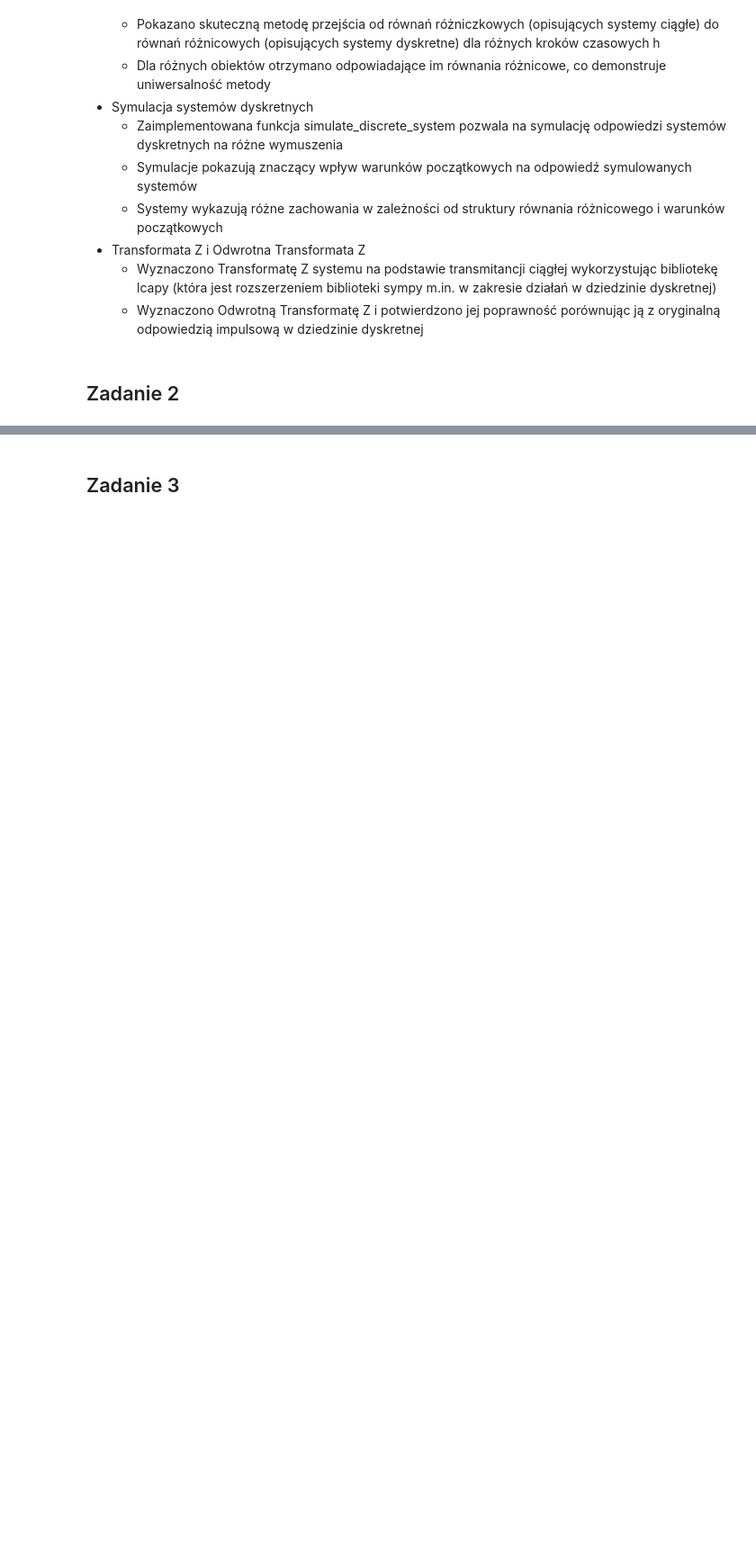
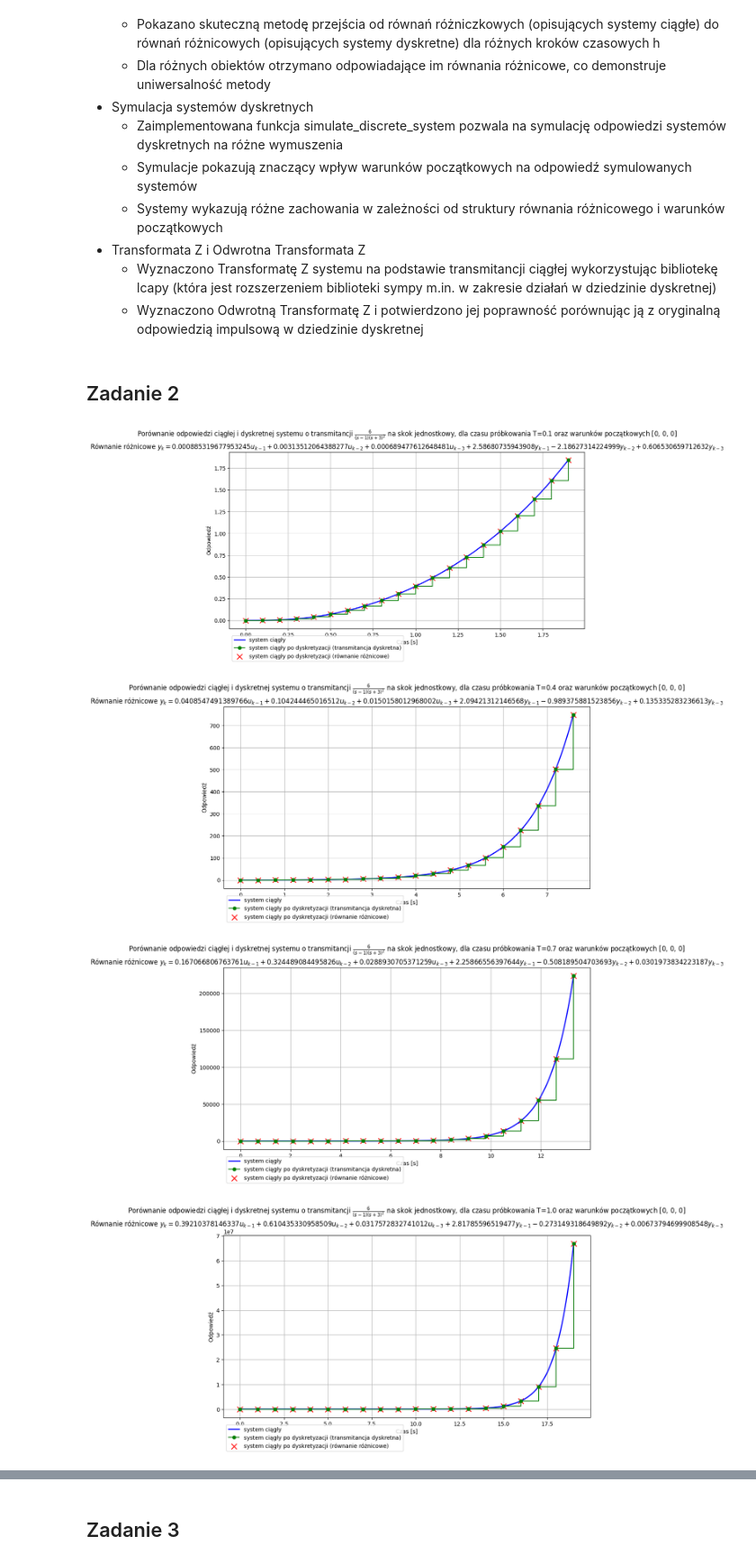
Before and after one commit to iwonieevo/TR-Projekt, a Jupyter notebook: Projekt 3&4/proj_3&4.ipynb, the cells around one changed output, grey strips where cells are left out. Shown at 90% size. Cells and saved outputs as stored; diff of their text form; code cells hidden in the pictures; blank space fills up the shorter version.

```diff
--- a/Projekt 3&4/proj_3&4.ipynb
+++ b/Projekt 3&4/proj_3&4.ipynb
@@ -138,13 +135,13 @@ simulate_discrete_system(eq, ics2, step_input, 'skok jednostkowy')
 # %% [markdown]
 #### System III
 # %%
-eq = sp.Eq(y_discrete[k-2] - y_discrete[k-1] + y_discrete[k], u_discrete[k] + u_discrete[k-1] - 3*u_discrete[k-3])
-ics1 = {y_discrete[-1]: 0, y_discrete[-2]: 0}
-ics2 = {y_discrete[-1]: -1, y_discrete[-2]: -1}
-simulate_discrete_system(eq, ics1, impulse_input, 'impuls')
-simulate_discrete_system(eq, ics2, impulse_input, 'impuls')
-simulate_discrete_system(eq, ics1, step_input, 'skok jednostkowy')
-simulate_discrete_system(eq, ics2, step_input, 'skok jednostkowy')
+eq = sp.Eq(y_k[k-2] - y_k[k-1] + y_k[k], u_k[k] + u_k[k-1] - 3*u_k[k-3])
+ics1 = {y_k[-1]: 0, y_k[-2]: 0}
+ics2 = {y_k[-1]: -1, y_k[-2]: -1}
+simulate_discrete_system(eq, ics1, impulse_input(50), 'impuls')
+simulate_discrete_system(eq, ics2, impulse_input(50), 'impuls')
+simulate_discrete_system(eq, ics1, step_input(50), 'skok jednostkowy')
+simulate_discrete_system(eq, ics2, step_input(50), 'skok jednostkowy')
 # %% [output]
 [figure]
 [figure]
@@ -157,6 +154,8 @@ import lcapy as lc
 from lcapy import s, t
 from lcapy.discretetime import k, z, n
 
+T = sp.symbols('T', positive=True)
+
 G1_s = C/((s+A)*(s+B)*(s-1))
 display(Markdown(f"$$G_1(s) = {sp.latex(G1_s)}$$"))
 # %% [output]
@@ -190,3 +189,57 @@ $$Z^{-1}\{G_1(z)\} = \frac{3 \left(- 4 T k + e^{4 T k} - 1\right) e^{- 3 T k}}{8
     - Wyznaczono Odwrotną Transformatę Z i potwierdzono jej poprawność porównując ją z oryginalną odpowiedzią impulsową w dziedzinie dyskretnej
 # %% [markdown]
 ## Zadanie 2
+# %%
+from sympy.abc import s
+k = sp.symbols('k', integer=True)
+
+G2_s = C/((s+A)*(s+B)*(s-1))
+
+def compare_continuous_discrete(G_continuous_sympy, Ts: list, ics: list, u_signal: np.ndarray, u_alias: str, iterations: int):
+    num = [float(c) for c in sp.Poly(sp.fraction(G_continuous_sympy)[0], s).all_coeffs()]
+    den = [float(c) for c in sp.Poly(sp.fraction(G_continuous_sympy)[1], s).all_coeffs()]
+    G_continuous_sys = ctrl.tf2ss(ctrl.TransferFunction(num, den))
+
+    for T in Ts:
+        t_continuous = np.linspace(0, (iterations-1) * T, 1000)
+        y_continuous = ctrl.forced_response(G_continuous_sys, T=t_continuous, U=u_signal, X0=ics)[1]
+
+        G_discrete_sys = ctrl.c2d(G_continuous_sys, T, method='zoh')
+        t_discrete = np.arange(0, iterations) * T
+        y_discrete = ctrl.forced_response(G_discrete_sys, T=t_discrete, U=u_signal[:iterations], X0=ics)[1]
+
+        G_discrete = ctrl.ss2tf(G_discrete_sys)
+        a = G_discrete.den[0][0]
+        b = G_discrete.num[0][0]
+        difference_eq = sp.Eq(
+            y_k[k],
+            -sum(a[i] * y_k[k - i] for i in range(1, len(a))) + sum(b[i] * u_k[k - i - 1] for i in range(len(b)))
+        )
+
+        y_difference = np.zeros(iterations)
+        u_difference = u_signal[:iterations]
+        for i in range(iterations):
+            to_sub = {y_k[k + n]: y_difference[i + n] if i+n >= 0 else ics[-(i+n)-1] for n in range(-3, 0)}
+            to_sub.update({u_k[k + n]: u_difference[i + n] if i+n >= 0 else 0 for n in range(-4, 0)})
+            y_difference[i] = float(sp.solve(difference_eq, y_k[k])[0].subs(to_sub))
+
+        plt.figure(figsize=(12, 6))
+        plt.plot(t_continuous, y_continuous, 'b-', linewidth=2, label='system ciągły')
+        plt.step(t_discrete, y_discrete, 'o-', color='green', where='post', label=f'system ciągły po dyskretyzacji (transmitancja dyskretna)')
+        plt.scatter(t_discrete, y_difference, color='red', marker='x', s=100, label='system ciągły po dyskretyzacji (równanie różnicowe)')
+        plt.xlabel('Czas [s]')
+        plt.ylabel('Odpowiedź')
+        plt.title(f'Porównanie odpowiedzi ciągłej i dyskretnej systemu o transmitancji ${sp.latex(G_continuous_sympy)}$ na {u_alias}, dla czasu próbkowania {T=} oraz warunków początkowych {ics}\nRównanie różnicowe ${sp.latex(difference_eq)}$')
+        plt.legend()
+        plt.legend(loc='lower left', bbox_to_anchor=(0, -0.2))
+        plt.grid(True)
+        plt.show()
+
+
+compare_continuous_discrete(G2_s, Ts=[0.1, 0.4, 0.7, 1.0], ics=[0, 0, 0], u_signal=step_input(1000), u_alias="skok jednostkowy", iterations=20)
+compare_continuous_discrete(G2_s, Ts=[0.1, 0.4, 0.7, 1.0], ics=[1, 1, 1], u_signal=step_input(1000), u_alias="skok jednostkowy", iterations=20)
+# %% [output]
+[figure, added]
+[figure, added]
+[figure, added]
+[figure, added]
```
Also changed, not shown: parts of 7 cells of this notebook.
